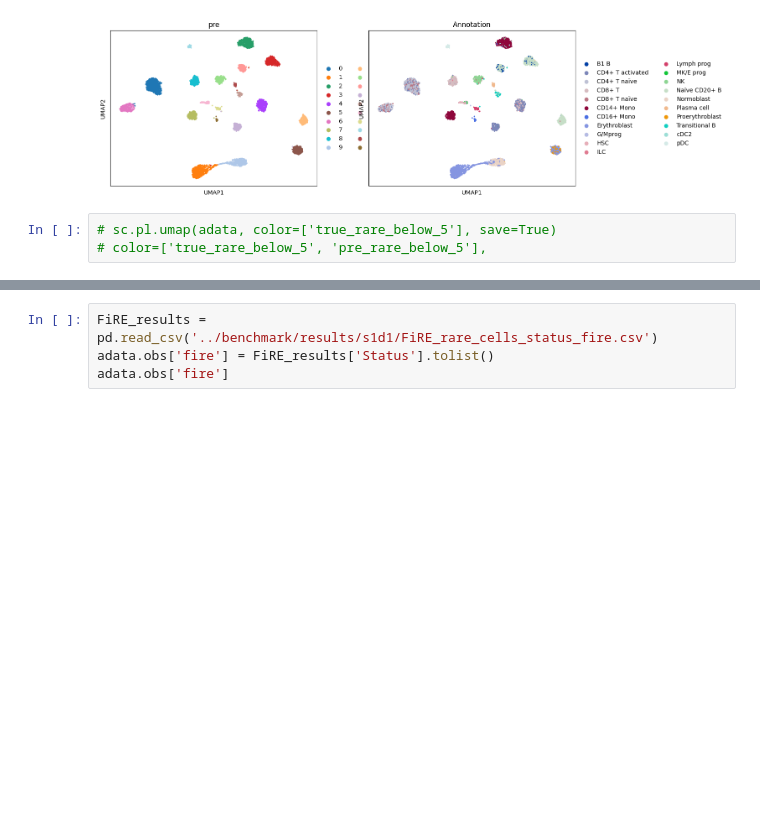
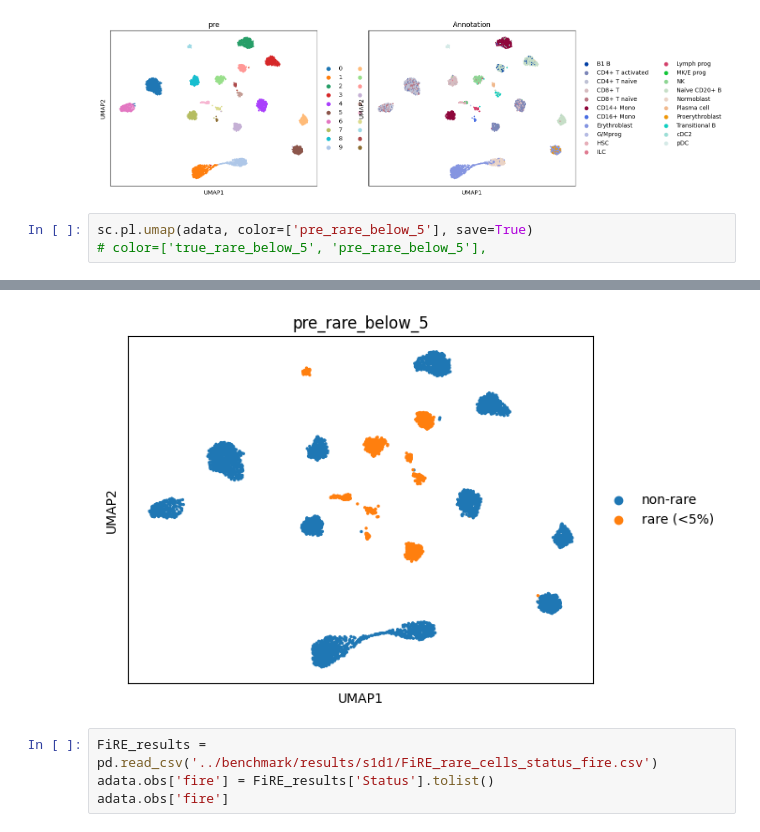
Before and after one commit to StickTaTa/ScFormer, a Jupyter notebook: Tutorial/26_pbmc_sample_result.ipynb, the cells around one changed output, grey strips where cells are left out. Drawn from its saved outputs; the diff is of its cells as text; blank space fills up the shorter version.

```diff
--- a/Tutorial/26_pbmc_sample_result.ipynb
+++ b/Tutorial/26_pbmc_sample_result.ipynb
@@ -62,5 +62,6 @@ sc.pl.umap(adata, color=['pre', 'Annotation'], show=True)
 # %% [output]
 [figure]
 # %%
-# sc.pl.umap(adata, color=['true_rare_below_5'], save=True)
+sc.pl.umap(adata, color=['pre_rare_below_5'], save=True)
 # color=['true_rare_below_5', 'pre_rare_below_5'],
+# %% [output]
@@ -67,3 +69,4 @@ sc.pl.umap(adata, color=['pre', 'Annotation'], show=True)
+[figure, added]
 # %%
 FiRE_results = pd.read_csv('../benchmark/results/s1d1/FiRE_rare_cells_status_fire.csv')
 adata.obs['fire'] = FiRE_results['Status'].tolist()
```
Also changed, not shown: parts of 4 cells of this notebook, 2 other files.
